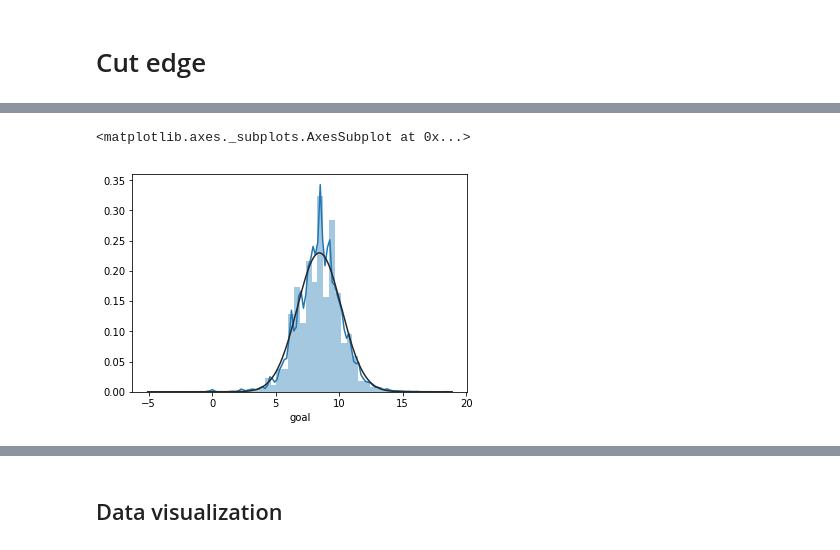
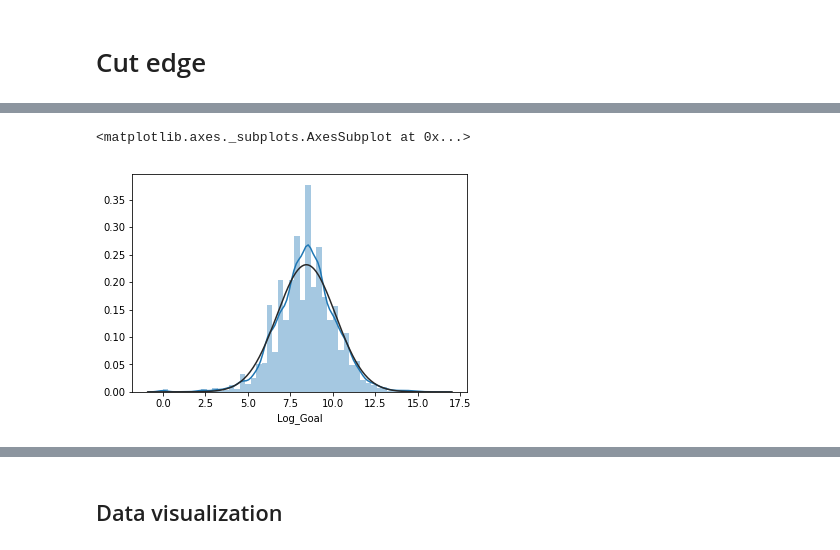
Before and after one commit to etoister/Kickstarter, a Jupyter notebook: Kicker Oracle.ipynb, the cells around one changed output, grey strips where cells are left out. Saved outputs shown, nothing was run; the diff lists cells and outputs as text; code cells hidden in the pictures.

```diff
--- a/Kicker Oracle.ipynb
+++ b/Kicker Oracle.ipynb
@@ -281,14 +281,15 @@ sns.distplot(data["goal"], fit=norm)
 # %%
 #בהמשך נצטרך לפצל את המידע
 goal_highst = data[data["goal"] > 4500]
 goal_lowsat = data[data["goal"] <= 4500]
-log_goal = np.log(data["goal"])
+log_goal = np.log(data["goal"]) #This data change proves best to fit goal into normal dist.
 sqrt_goal = np.sqrt(data["goal"])
 #sns.distplot(df_highsat[["goal"]], fit=norm)
 #sns.distplot(df_lowsat[["goal"]], fit=norm)
-sns.distplot(log_goal, fit=norm)
+sns.distplot(log_goal,bins=None, fit=norm,axlabel='Log_Goal')
+
 #sns.distplot(sqrt_goal, fit=norm)
 # %% [output]
 <matplotlib.axes._subplots.AxesSubplot at 0x...>
-[figure, old version]
+[figure, new version]
 # %%
```
Also changed, not shown: parts of 65 cells of this notebook.
